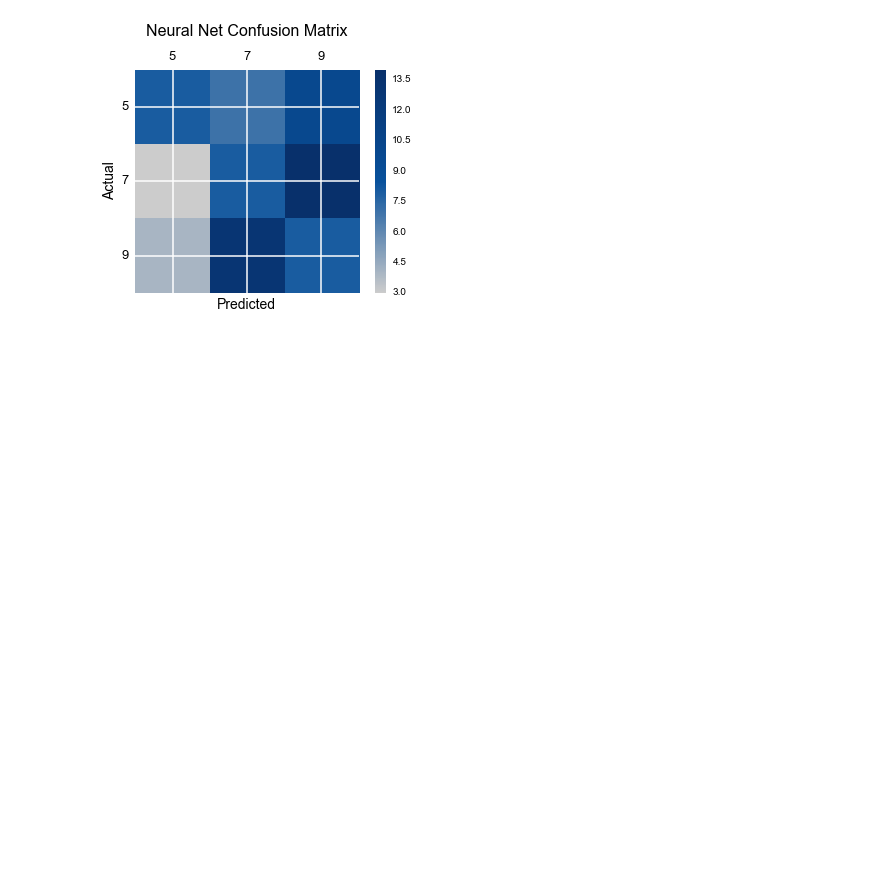
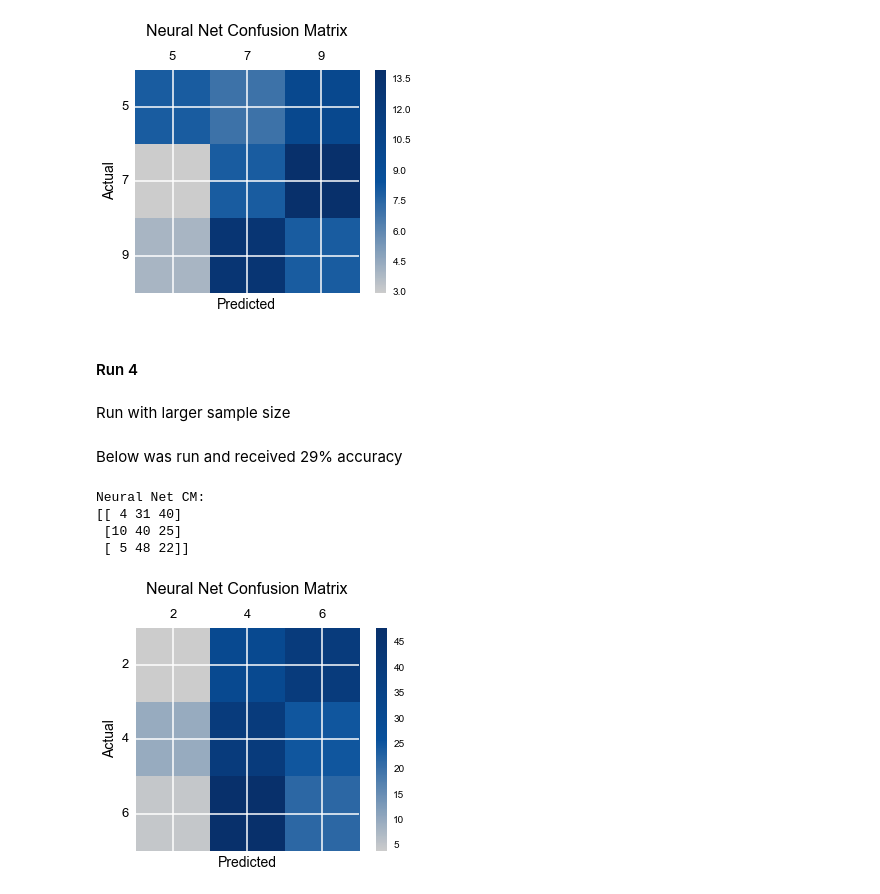
Before and after one commit to nyghtowl/Neural_Net_Practice, a Jupyter notebook: Neural_Net_Practice.ipynb, the cells around one changed output. Cells and saved outputs as stored; diff of their text form; code cells hidden in the pictures; blank space fills up the shorter version.

Commit message:
Ran a couple more rounds with diff numbers. Last round finally up to 50% on accuracy.

```diff
--- a/Neural_Net_Practice.ipynb
+++ b/Neural_Net_Practice.ipynb
@@ -438,3 +438,17 @@ Neural Net CM:
  [ 3  8 14]
  [ 4 13  8]]
 [figure]
+# %% [markdown]
+#### Run 4
+# %% [markdown]
+Run with larger sample size
+# %% [markdown]
+Below was run and received 29% accuracy
+# %%
+cm4 = create_confusion_matrix(np.argmax(lab4, axis=1), np.argmax(dbn4.predict(pic4), axis=1), [3, 0, 7])
+# %% [output]
+Neural Net CM:
+[[ 4 31 40]
+ [10 40 25]
+ [ 5 48 22]]
+[figure, added]
```
Also changed, not shown: parts of 1 cell of this notebook.
